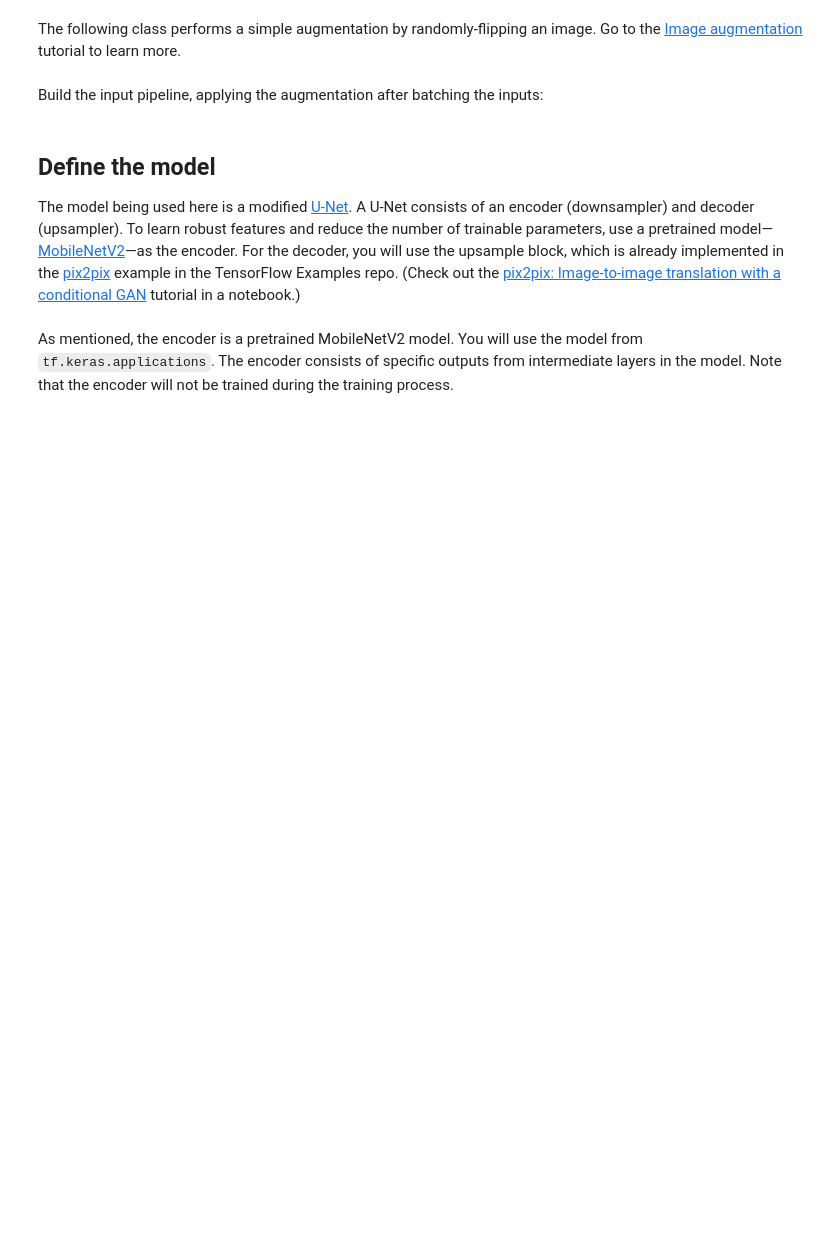
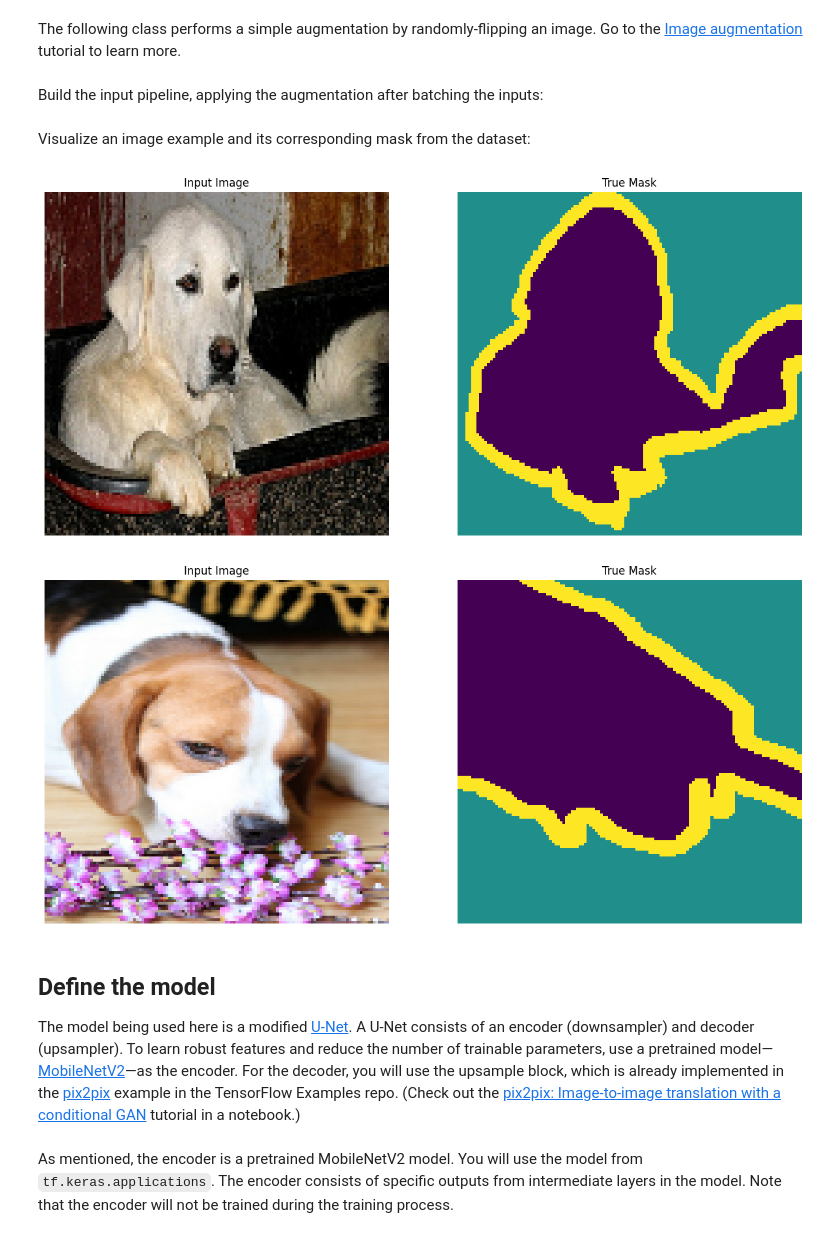
Before and after one commit to DanialSoleimany/Airline-Project, a Jupyter notebook: site/en/tutorials/images/segmentation.ipynb, the cells around one changed output. Cells and saved outputs as stored; diff of their text form; code cells hidden in the pictures; blank space fills up the shorter version.

```diff
--- a/site/en/tutorials/images/segmentation.ipynb
+++ b/site/en/tutorials/images/segmentation.ipynb
@@ -87,7 +87,7 @@ import matplotlib.pyplot as plt
 
 The dataset is [available from TensorFlow Datasets](https://www.tensorflow.org/datasets/catalog/oxford_iiit_pet). The segmentation masks are included in version 3+.
 # %%
-dataset, info = tfds.load('oxford_iiit_pet', with_info=True)
+dataset, info = tfds.load('oxford_iiit_pet:4.*.*', with_info=True)
 # %% [output]
 WARNING:absl:Variant folder /root/tensorflow_datasets/oxford_iiit_pet/4.0.0 has no dataset_info.json
 Downloading and preparing dataset Unknown size (download: Unknown size, generated: Unknown size, total: Unknown size) to /root/tensorflow_datasets/oxford_iiit_pet/4.0.0...
@@ -326,3 +130,15 @@ class Augment(tf.keras.layers.Layer):
+# %%
+class Augment(tf.keras.layers.Layer):
+  def __init__(self, seed=42):
+    super().__init__()
+    # both use the same seed, so they'll make the same random changes.
+    self.augment_inputs = tf.keras.layers.RandomFlip(mode="horizontal", seed=seed)
+    self.augment_labels = tf.keras.layers.RandomFlip(mode="horizontal", seed=seed)
+
+  def call(self, inputs, labels):
+    inputs = self.augment_inputs(inputs)
+    labels = self.augment_labels(labels)
+    return inputs, labels
 # %% [markdown]
 Build the input pipeline, applying the augmentation after batching the inputs:
 # %%
@@ -336,6 +152,27 @@ train_batches = (
     .prefetch(buffer_size=tf.data.AUTOTUNE))
 
 test_batches = test_images.batch(BATCH_SIZE)
+# %% [markdown]
+Visualize an image example and its corresponding mask from the dataset:
+# %%
+def display(display_list):
+  plt.figure(figsize=(15, 15))
+
+  title = ['Input Image', 'True Mask', 'Predicted Mask']
+
+  for i in range(len(display_list)):
+    plt.subplot(1, len(display_list), i+1)
+    plt.title(title[i])
+    plt.imshow(tf.keras.utils.array_to_img(display_list[i]))
+    plt.axis('off')
+  plt.show()
+# %%
+for images, masks in train_batches.take(2):
+  sample_image, sample_mask = images[0], masks[0]
+  display([sample_image, sample_mask])
+# %% [output]
+[figure, added]
+[figure, added]
 # %% [markdown]
 ## Define the model
 The model being used here is a modified [U-Net](https://arxiv.org/abs/1505.04597). A U-Net consists of an encoder (downsampler) and decoder (upsampler). To learn robust features and reduce the number of trainable parameters, use a pretrained model—[MobileNetV2](https://arxiv.org/abs/1801.04381)—as the encoder. For the decoder, you will use the upsample block, which is already implemented in the [pix2pix](https://github.com/tensorflow/examples/blob/master/tensorflow_examples/models/pix2pix/pix2pix.py) example in the TensorFlow Examples repo. (Check out the [pix2pix: Image-to-image translation with a conditional GAN](../generative/pix2pix.ipynb) tutorial in a notebook.)
```
Also changed, not shown: parts of 17 cells of this notebook.
